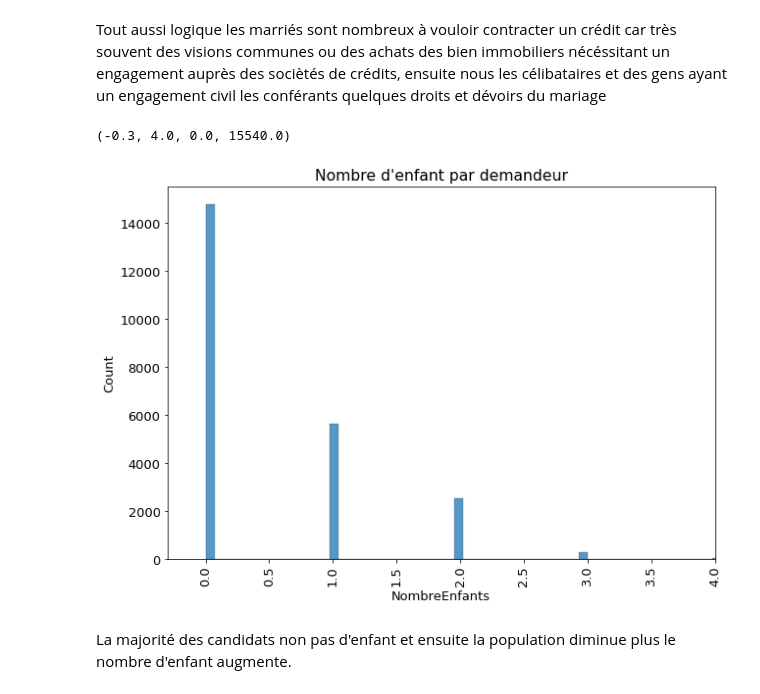
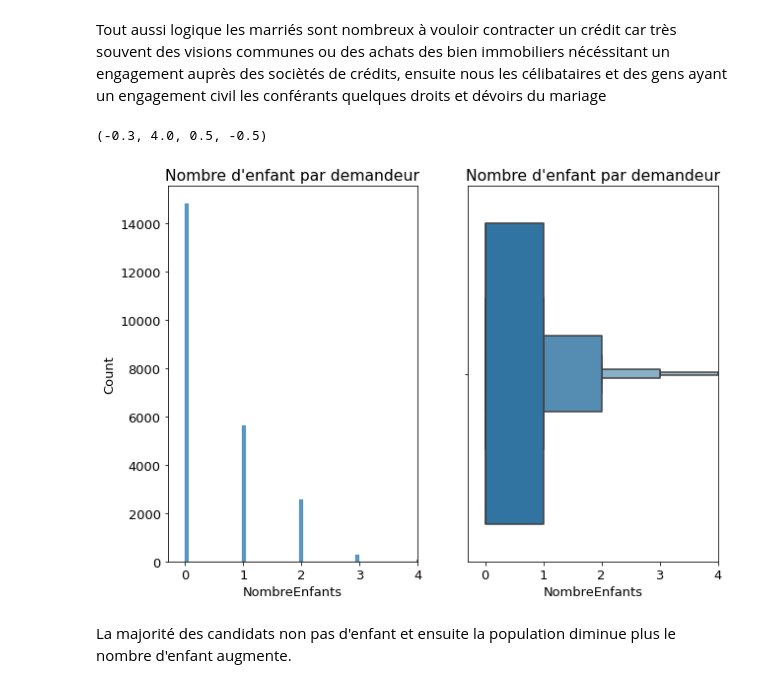
Before and after one commit to SIDIBEMoussa/Banking-credit-aproval-predicting, a Jupyter notebook: Banking_credit_aproval_predicting.ipynb, the cells around one changed output. Saved outputs shown, nothing was run; the diff lists cells and outputs as text; code cells hidden in the pictures.

```diff
--- a/Banking_credit_aproval_predicting.ipynb
+++ b/Banking_credit_aproval_predicting.ipynb
@@ -150,12 +150,15 @@ Tout aussi logique les marriés sont nombreux à vouloir contracter un crédit c
 # %%
 pl.figure(figsize=(10,7))
 pl.rcParams.update({"font.size":13})
+pl.subplot(121)
 sns.histplot(data=data,x="NombreEnfants").set_title("Nombre d'enfant par demandeur")
-pl.xticks(rotation=90)
 pl.axis(xmin=-0.3,xmax=4)
+pl.subplot(122)
+sns.boxenplot(data=data,x="NombreEnfants").set_title("Nombre d'enfant par demandeur")
+pl.axis(xmin=-0.3,xmax=4)
 # %% [output]
-(-0.3, 4.0, 0.0, 15540.0)
+(-0.3, 4.0, 0.5, -0.5)
-[figure, old version]
+[figure, new version]
 # %% [markdown]
 La majorité des candidats non pas d'enfant et ensuite la population diminue plus le nombre d'enfant augmente.
 # %%
```
